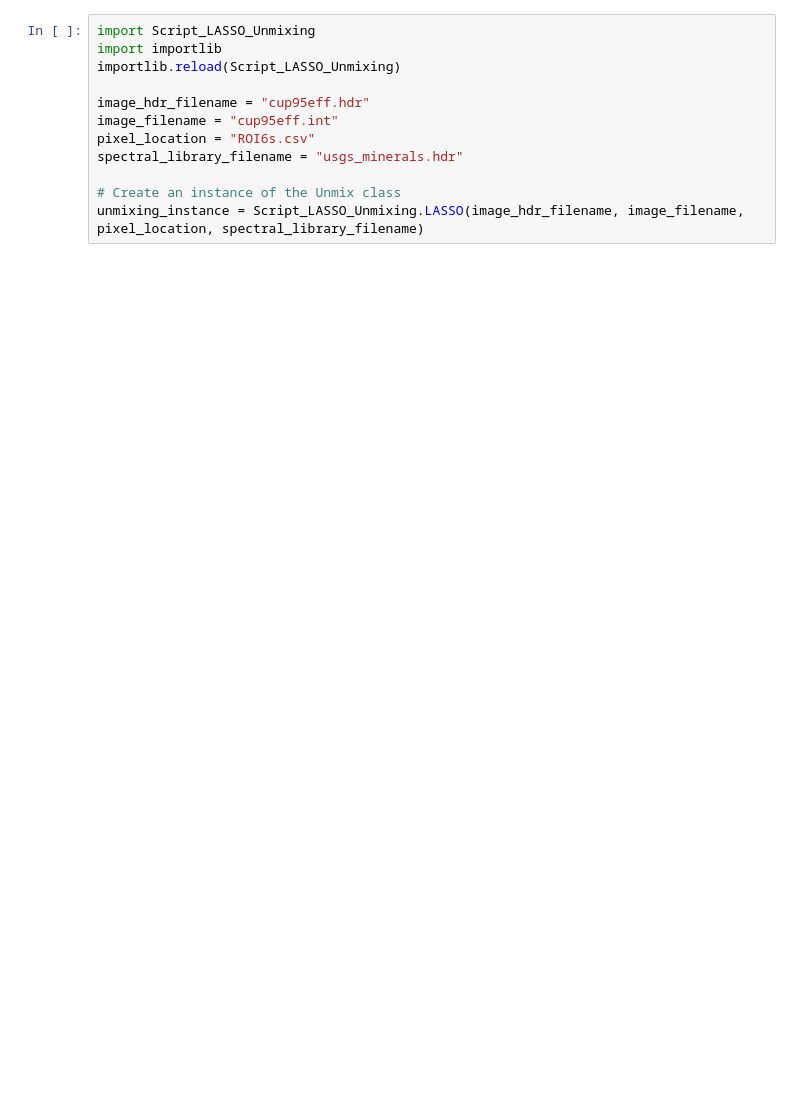
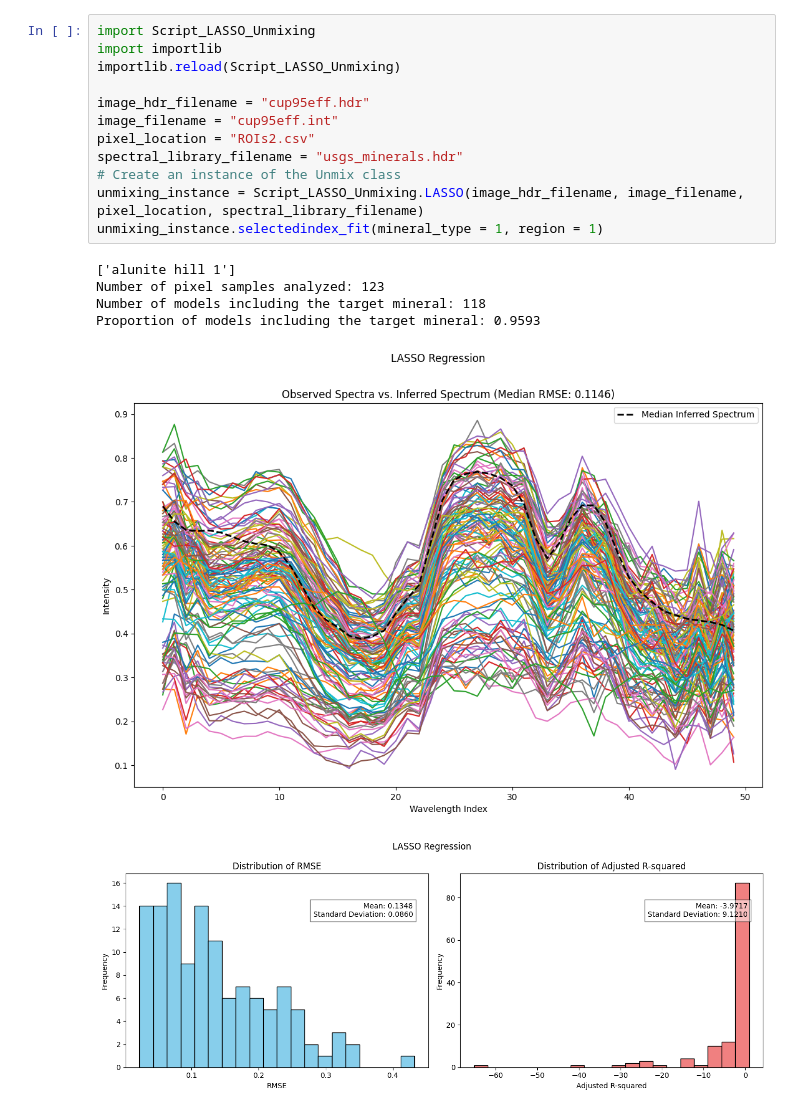
Before and after one commit to bakerjf1993/Hyperspectral-Unmixing, a Jupyter notebook: 2024 WHISPERS/Run_LASSO.ipynb, the cells around one changed output. Cells and saved outputs as stored; diff of their text form; blank space fills up the shorter version.

```diff
--- a/2024 WHISPERS/Run_LASSO.ipynb
+++ b/2024 WHISPERS/Run_LASSO.ipynb
@@ -1,12 +1,19 @@
 # %%
 import Script_LASSO_Unmixing
 import importlib
 importlib.reload(Script_LASSO_Unmixing)
 
 image_hdr_filename = "cup95eff.hdr"
 image_filename = "cup95eff.int"
-pixel_location = "ROI6s.csv"
+pixel_location = "ROIs2.csv"
 spectral_library_filename = "usgs_minerals.hdr"
-
 # Create an instance of the Unmix class
 unmixing_instance = Script_LASSO_Unmixing.LASSO(image_hdr_filename, image_filename, pixel_location, spectral_library_filename)
+unmixing_instance.selectedindex_fit(mineral_type = 1, region = 1)
+# %% [output]
+['alunite hill 1']
+Number of pixel samples analyzed: 123
+Number of models including the target mineral: 118
+Proportion of models including the target mineral: 0.9593
+[figure, added]
+[figure, added]
```
Also changed, not shown: parts of 1 cell of this notebook, 39 other files.
